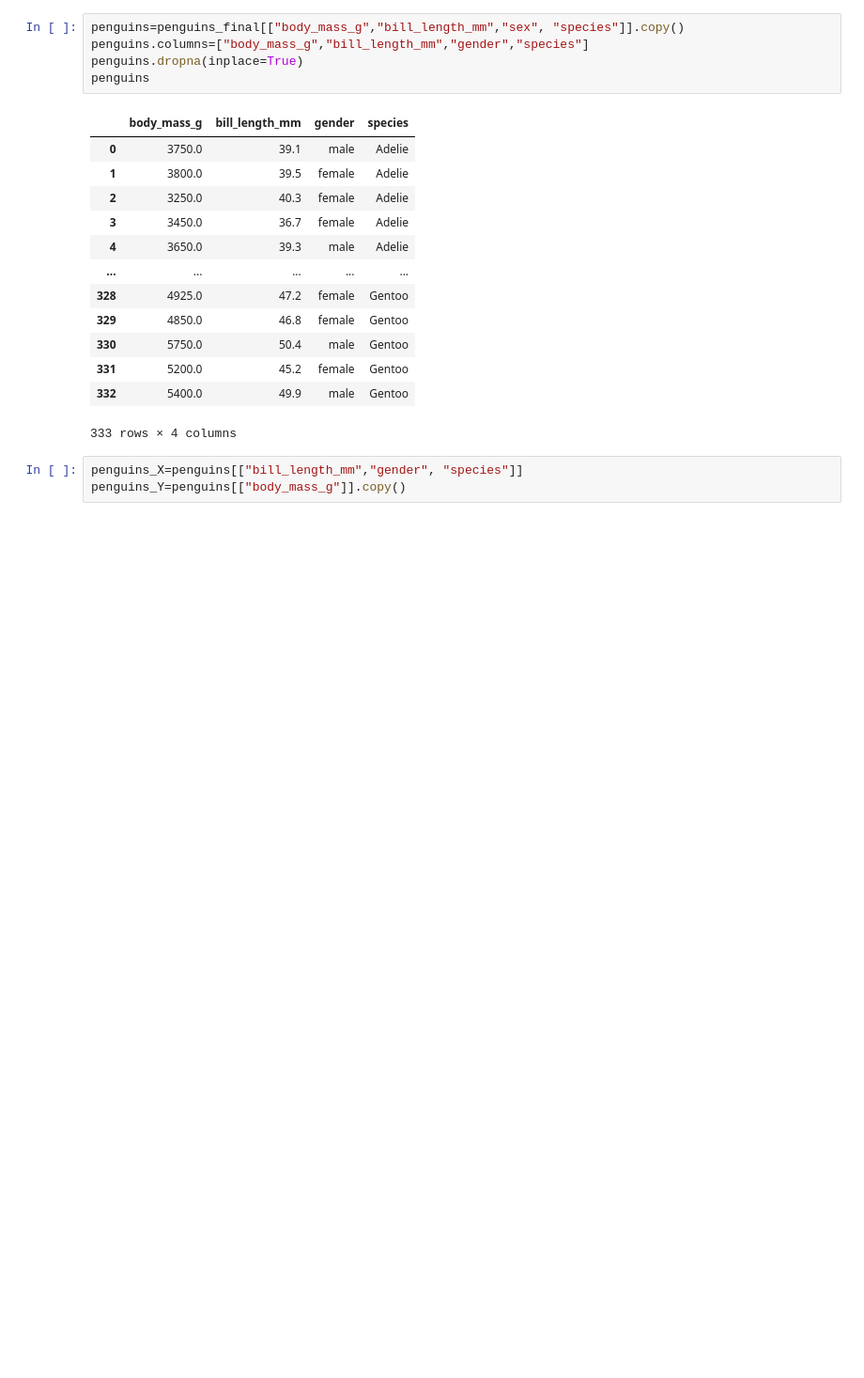
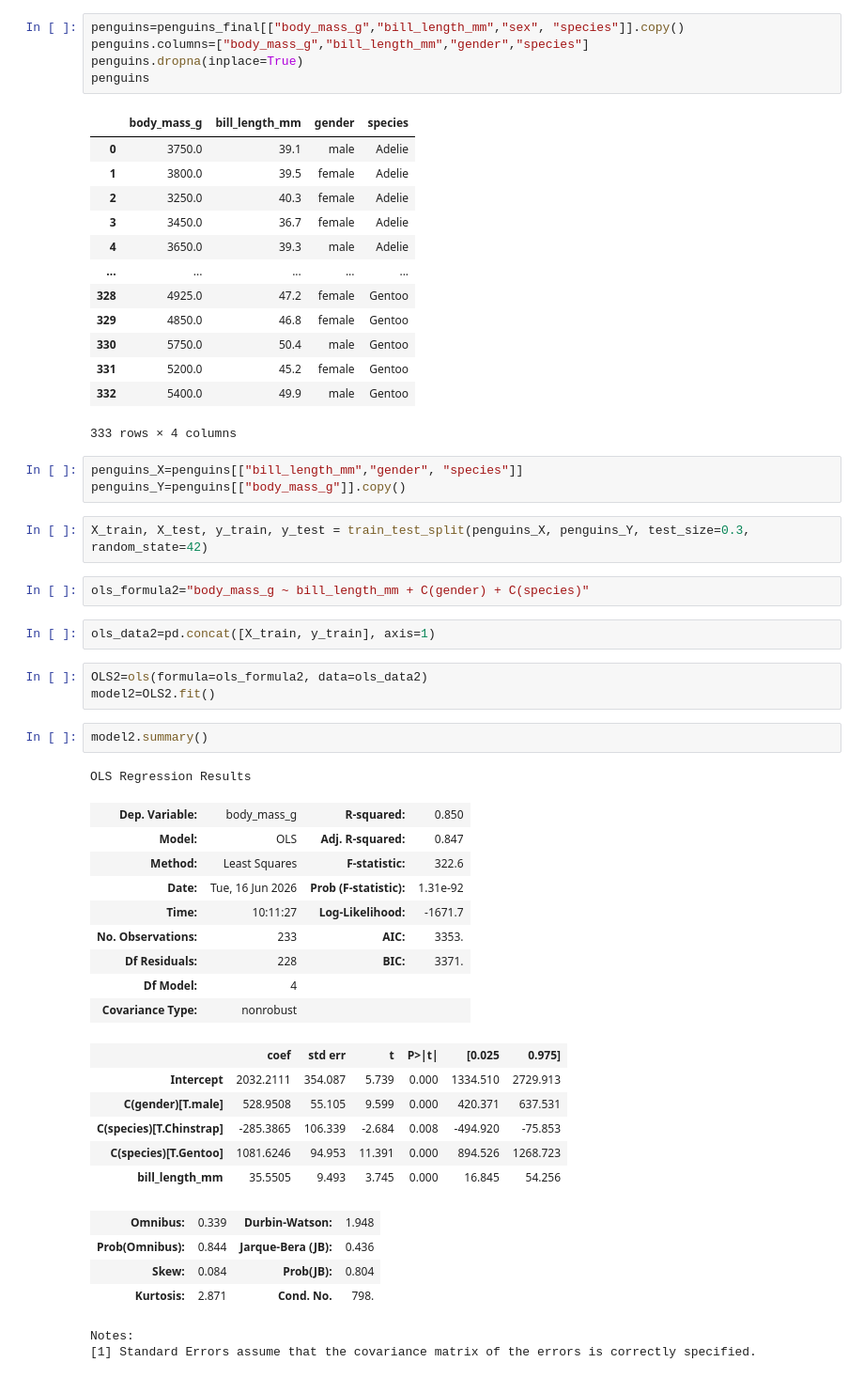
Before and after one commit to fotomain/aigoogle3-results, a Jupyter notebook: AiGoogl3_REGRESSION_PENGUINS.ipynb, the cells around one changed output. Shown at 94% size. Saved outputs shown, nothing was run; the diff lists cells and outputs as text; blank space fills up the shorter version.

```diff
--- a/AiGoogl3_REGRESSION_PENGUINS.ipynb
+++ b/AiGoogl3_REGRESSION_PENGUINS.ipynb
@@ -115,3 +115,37 @@ penguins
 # %%
 penguins_X=penguins[["bill_length_mm","gender", "species"]]
 penguins_Y=penguins[["body_mass_g"]].copy()
+# %%
+X_train, X_test, y_train, y_test = train_test_split(penguins_X, penguins_Y, test_size=0.3, random_state=42)
+# %%
+ols_formula2="body_mass_g ~ bill_length_mm + C(gender) + C(species)"
+# %%
+ols_data2=pd.concat([X_train, y_train], axis=1)
+# %%
+OLS2=ols(formula=ols_formula2, data=ols_data2)
+model2=OLS2.fit()
+# %%
+model2.summary()
+# %% [output]
+OLS Regression Results
+| Dep. Variable: | body_mass_g | R-squared: | 0.850 |
+| Model: | OLS | Adj. R-squared: | 0.847 |
+| Method: | Least Squares | F-statistic: | 322.6 |
+| Date: | Tue, 16 Jun 2026 | Prob (F-statistic): | 1.31e-92 |
+| Time: | 10:11:27 | Log-Likelihood: | -1671.7 |
+| No. Observations: | 233 | AIC: | 3353. |
+| Df Residuals: | 228 | BIC: | 3371. |
+| Df Model: | 4 |  |  |
+| Covariance Type: | nonrobust |  |  |
+|  | coef | std err | t | P>|t| | [0.025 | 0.975] |
+| Intercept | 2032.2111 | 354.087 | 5.739 | 0.000 | 1334.510 | 2729.913 |
+| C(gender)[T.male] | 528.9508 | 55.105 | 9.599 | 0.000 | 420.371 | 637.531 |
+| C(species)[T.Chinstrap] | -285.3865 | 106.339 | -2.684 | 0.008 | -494.920 | -75.853 |
+| C(species)[T.Gentoo] | 1081.6246 | 94.953 | 11.391 | 0.000 | 894.526 | 1268.723 |
+| bill_length_mm | 35.5505 | 9.493 | 3.745 | 0.000 | 16.845 | 54.256 |
+| Omnibus: | 0.339 | Durbin-Watson: | 1.948 |
+| Prob(Omnibus): | 0.844 | Jarque-Bera (JB): | 0.436 |
+| Skew: | 0.084 | Prob(JB): | 0.804 |
+| Kurtosis: | 2.871 | Cond. No. | 798. |
+Notes:
+[1] Standard Errors assume that the covariance matrix of the errors is correctly specified.
```
